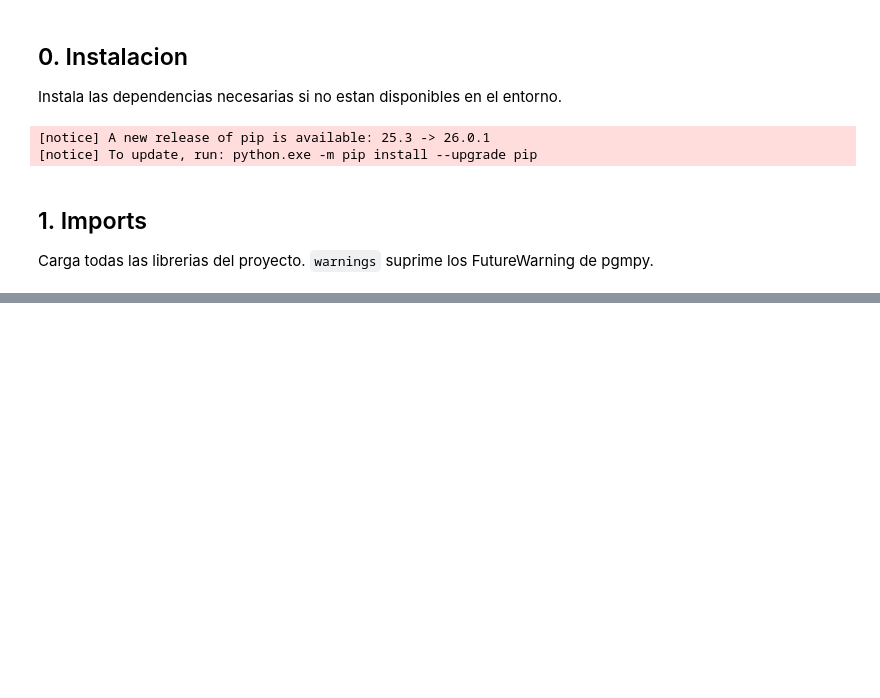
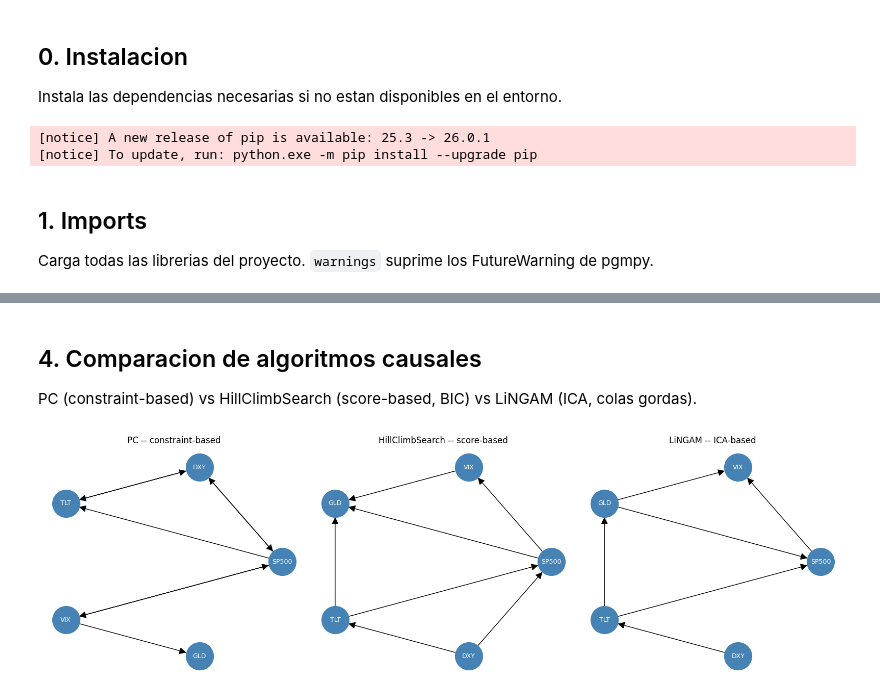
Before and after one commit to Romequinco/TAREA_CAUSALIDAD_GRAFOS_FINANZAS, a Jupyter notebook: notebook_causalidad.ipynb, the cells around one changed output, grey strips where cells are left out. Drawn from its saved outputs; the diff is of its cells as text; code cells hidden in the pictures; blank space fills up the shorter version.

```diff
--- a/notebook_causalidad.ipynb
+++ b/notebook_causalidad.ipynb
@@ -355,0 +119,29 @@ Diferencia              : -0.0156
+# %% [markdown]
+## 4. Comparacion de algoritmos causales
+
+PC (constraint-based) vs HillClimbSearch (score-based, BIC) vs LiNGAM (ICA, colas gordas).
+# %%
+# HillClimbSearch: maximiza BIC de forma greedy (score-based)
+dag_hcs = HillClimbSearch(data=returns).estimate(scoring_method='bic-g')
+
+# LiNGAM: usa ICA para explotar las colas gordas de los retornos (no-gaussianidad)
+model_ling = lingam.DirectLiNGAM()
+model_ling.fit(returns.values)           # ajusta el modelo sobre la matriz de retornos
+G_l = nx.DiGraph(); G_l.add_nodes_from(returns.columns)  # grafo vacio con los 5 nodos
+for i, src in enumerate(returns.columns):
+    for j, tgt in enumerate(returns.columns):
+        # añade arista si el coeficiente causal supera el umbral 0.05
+        if abs(model_ling.adjacency_matrix_[j, i]) > 0.05:
+            G_l.add_edge(src, tgt)
+
+# Figura 1x3: los tres algoritmos lado a lado para comparar
+fig, axes = plt.subplots(1, 3, figsize=(16, 5))
+draw_dag(dag_pc,  'PC -- constraint-based',         axes[0])  # panel 1
+draw_dag(dag_hcs, 'HillClimbSearch -- score-based', axes[1])  # panel 2
+pos = nx.circular_layout(G_l)           # posicion circular para LiNGAM
+nx.draw_networkx(G_l, pos, ax=axes[2], node_color='steelblue', node_size=1500,
+                 font_color='white', edge_color='black', arrows=True, arrowsize=20, font_size=9)
+axes[2].set_title('LiNGAM -- ICA-based'); axes[2].axis('off')  # panel 3
+plt.tight_layout(); plt.show()
+# %% [output]
+[figure, added]
```
Also changed, not shown: parts of 45 cells of this notebook, 2 other files.
